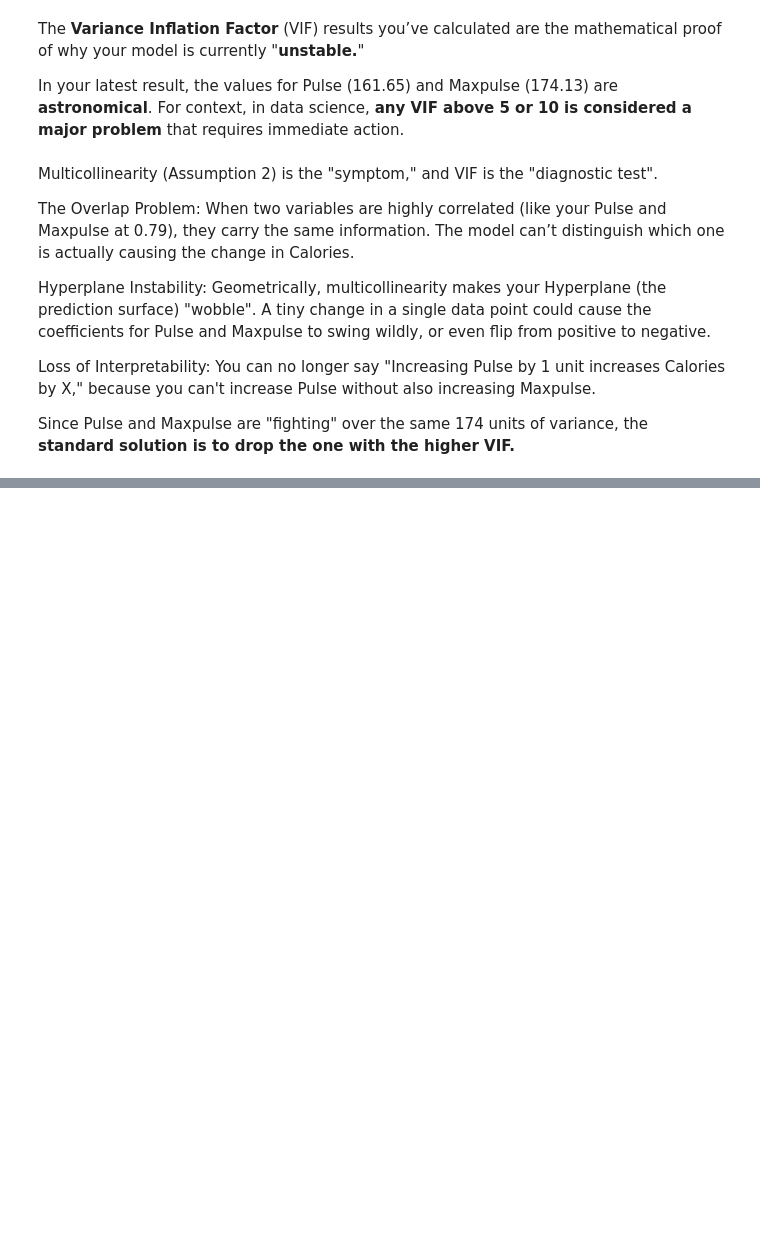
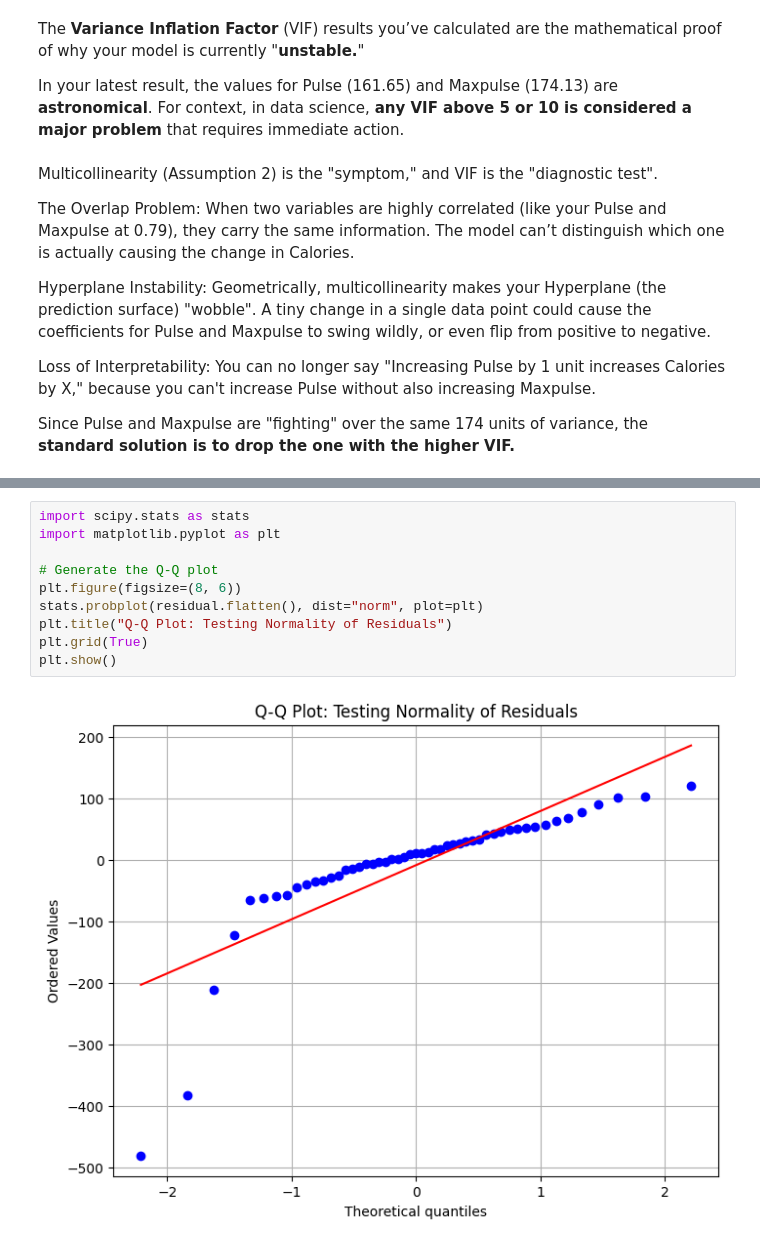
Before and after one commit to OfEarthAndEther/ML_monologues, a Jupyter notebook: Linear_Regression_Self.ipynb, the cells around one changed output, grey strips where cells are left out. Cells and saved outputs as stored; diff of their text form; blank space fills up the shorter version.

```diff
--- a/Linear_Regression_Self.ipynb
+++ b/Linear_Regression_Self.ipynb
@@ -460,0 +485,12 @@ Since Pulse and Maxpulse are "fighting" over the same 174 units of variance, the
+# %%
+import scipy.stats as stats
+import matplotlib.pyplot as plt
+
+# Generate the Q-Q plot
+plt.figure(figsize=(8, 6))
+stats.probplot(residual.flatten(), dist="norm", plot=plt)
+plt.title("Q-Q Plot: Testing Normality of Residuals")
+plt.grid(True)
+plt.show()
+# %% [output]
+[figure, added]
```
Also changed, not shown: parts of 5 cells of this notebook.
